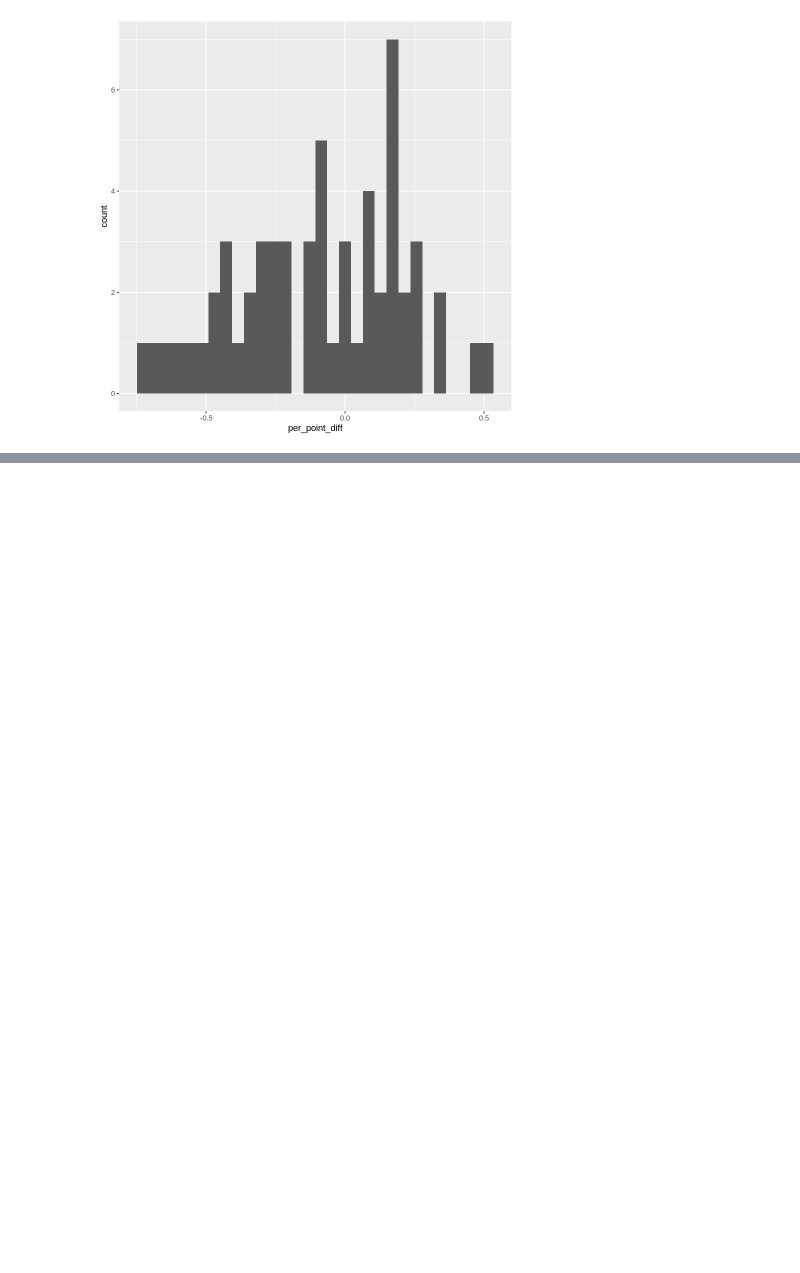
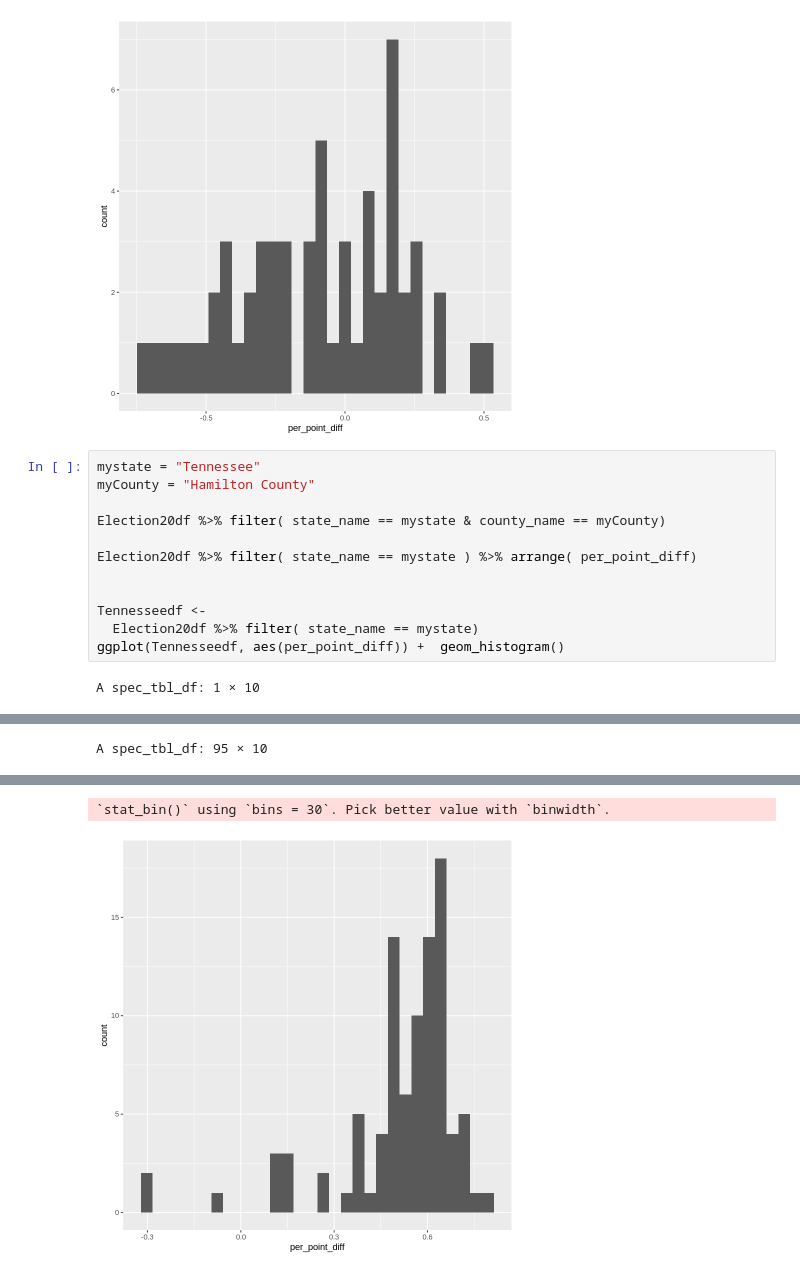
Before and after one commit to hongqin/Use-R-in-CoLab, a Jupyter notebook: R_covid19_sandbox.ipynb, the cells around one changed output, grey strips where cells are left out. Saved outputs shown, nothing was run; the diff lists cells and outputs as text; blank space fills up the shorter version.

Commit message:
TN election added

```diff
--- a/R_covid19_sandbox.ipynb
+++ b/R_covid19_sandbox.ipynb
@@ -1709,3 +1709,17 @@ ggplot(Californiadf, aes(per_point_diff)) +  geom_histogram()
 # %% [output]
 `stat_bin()` using `bins = 30`. Pick better value with `binwidth`.
 [figure]
+# %%
+mystate = "Tennessee"
+myCounty = "Hamilton County"
+
+Election20df %>% filter( state_name == mystate & county_name == myCounty)
+
+Election20df %>% filter( state_name == mystate ) %>% arrange( per_point_diff)
+
+
+Tennesseedf <-
+  Election20df %>% filter( state_name == mystate)
+ggplot(Tennesseedf, aes(per_point_diff)) +  geom_histogram()
+# %% [output]
+A spec_tbl_df: 1 × 10
@@ -1711,0 +1729 @@ ggplot(Californiadf, aes(per_point_diff)) +  geom_histogram()
+A spec_tbl_df: 95 × 10
@@ -1711,0 +1748,2 @@ ggplot(Californiadf, aes(per_point_diff)) +  geom_histogram()
+`stat_bin()` using `bins = 30`. Pick better value with `binwidth`.
+[figure, added]
```
Also changed, not shown: parts of 1 cell of this notebook.
